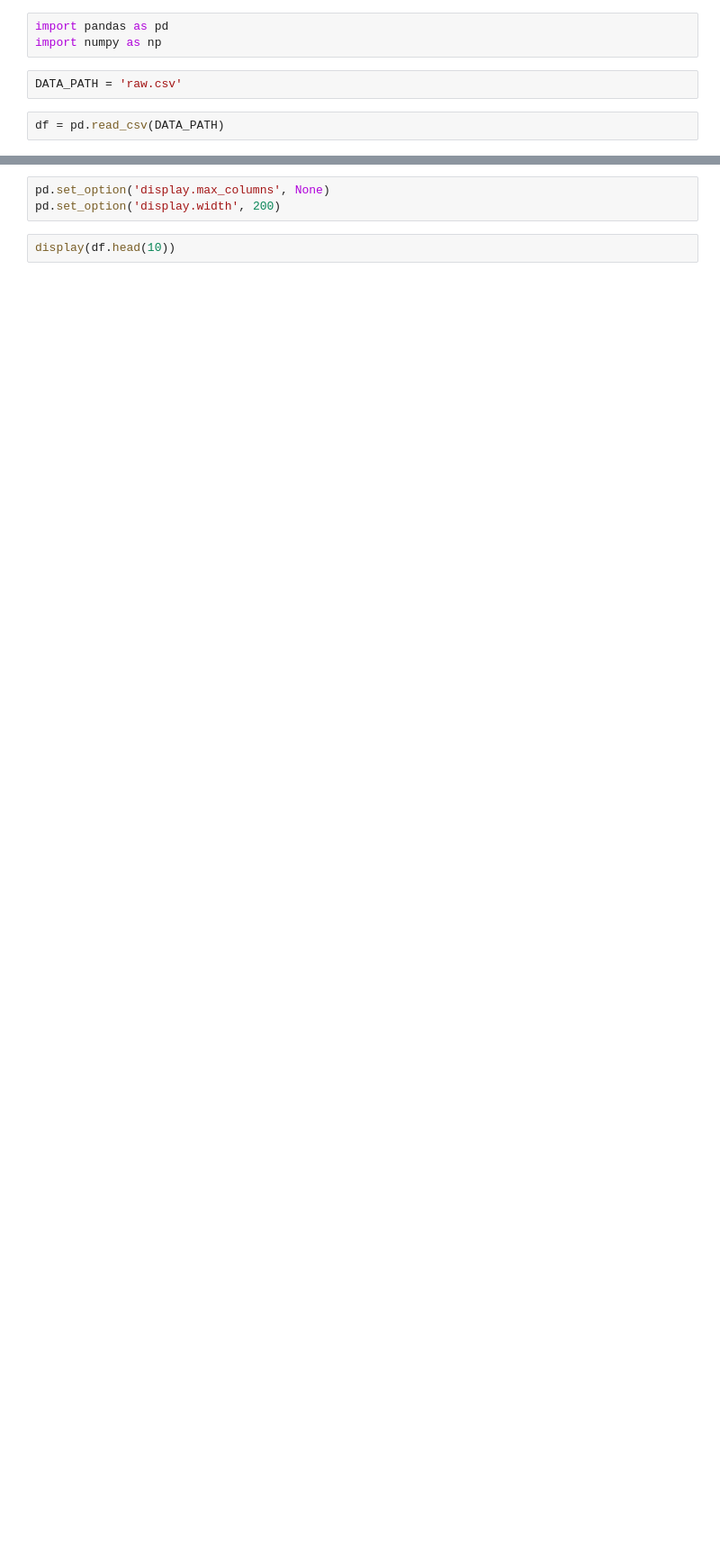
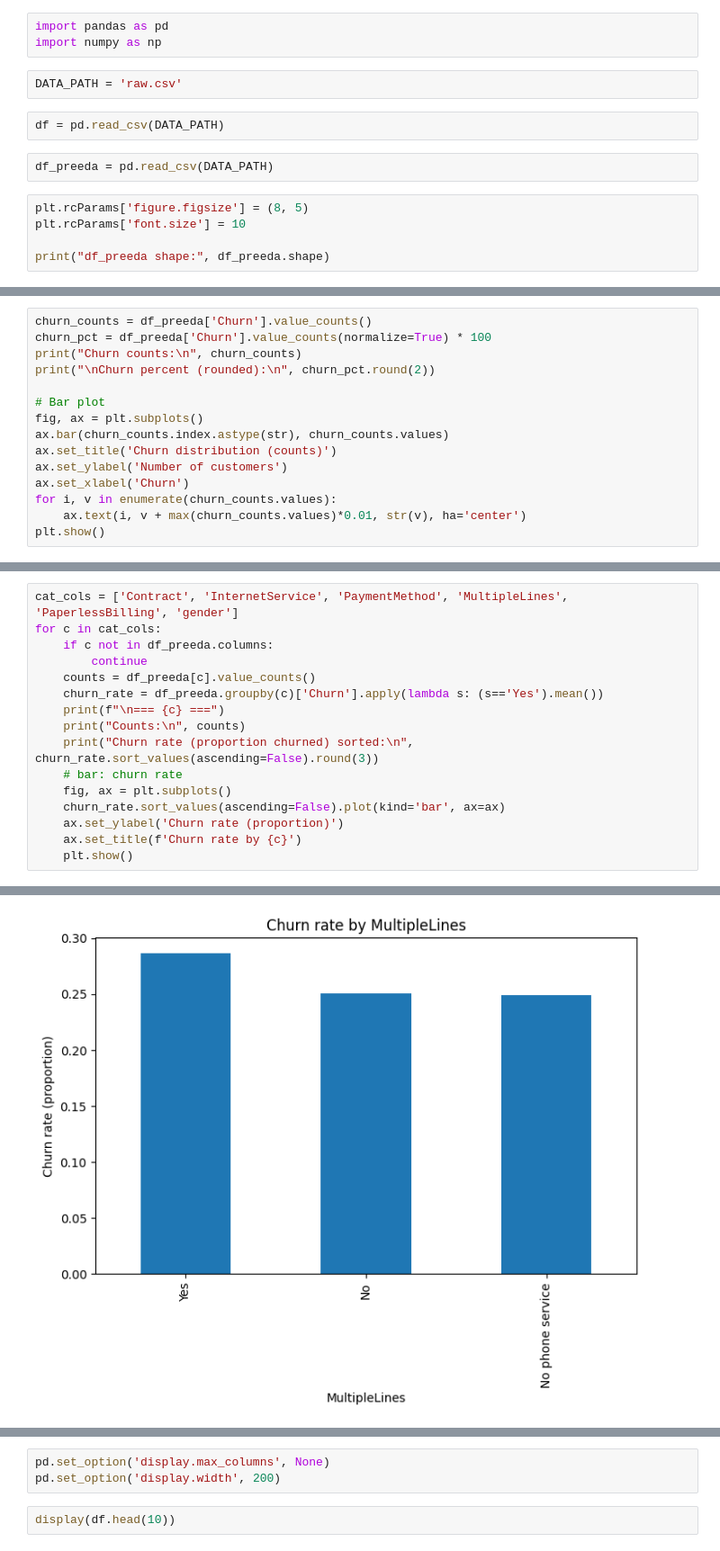
Before and after one commit to yahyaCS/AIP22-featureEngineering, a Jupyter notebook: fe.ipynb, the cells around one changed output, grey strips where cells are left out. Shown at 90% size. Saved outputs shown, nothing was run; the diff lists cells and outputs as text; blank space fills up the shorter version.

```diff
--- a/fe.ipynb
+++ b/fe.ipynb
@@ -5,3 +5,10 @@ import numpy as np
 DATA_PATH = 'raw.csv'
 # %%
 df = pd.read_csv(DATA_PATH)
+# %%
+df_preeda = pd.read_csv(DATA_PATH)
+# %%
+plt.rcParams['figure.figsize'] = (8, 5)
+plt.rcParams['font.size'] = 10
+
+print("df_preeda shape:", df_preeda.shape)
@@ -7,0 +17,15 @@ df = pd.read_csv(DATA_PATH)
+# %%
+churn_counts = df_preeda['Churn'].value_counts()
+churn_pct = df_preeda['Churn'].value_counts(normalize=True) * 100
+print("Churn counts:\n", churn_counts)
+print("\nChurn percent (rounded):\n", churn_pct.round(2))
+
+# Bar plot
+fig, ax = plt.subplots()
+ax.bar(churn_counts.index.astype(str), churn_counts.values)
+ax.set_title('Churn distribution (counts)')
+ax.set_ylabel('Number of customers')
+ax.set_xlabel('Churn')
+for i, v in enumerate(churn_counts.values):
+    ax.text(i, v + max(churn_counts.values)*0.01, str(v), ha='center')
+plt.show()
@@ -7,0 +45,17 @@ df = pd.read_csv(DATA_PATH)
+# %%
+cat_cols = ['Contract', 'InternetService', 'PaymentMethod', 'MultipleLines', 'PaperlessBilling', 'gender']
+for c in cat_cols:
+    if c not in df_preeda.columns:
+        continue
+    counts = df_preeda[c].value_counts()
+    churn_rate = df_preeda.groupby(c)['Churn'].apply(lambda s: (s=='Yes').mean())
+    print(f"\n=== {c} ===")
+    print("Counts:\n", counts)
+    print("Churn rate (proportion churned) sorted:\n", churn_rate.sort_values(ascending=False).round(3))
+    # bar: churn rate
+    fig, ax = plt.subplots()
+    churn_rate.sort_values(ascending=False).plot(kind='bar', ax=ax)
+    ax.set_ylabel('Churn rate (proportion)')
+    ax.set_title(f'Churn rate by {c}')
+    plt.show()
+# %% [output]
@@ -7,0 +119 @@ df = pd.read_csv(DATA_PATH)
+[figure, added]
```
Also changed, not shown: parts of 4 cells of this notebook.
